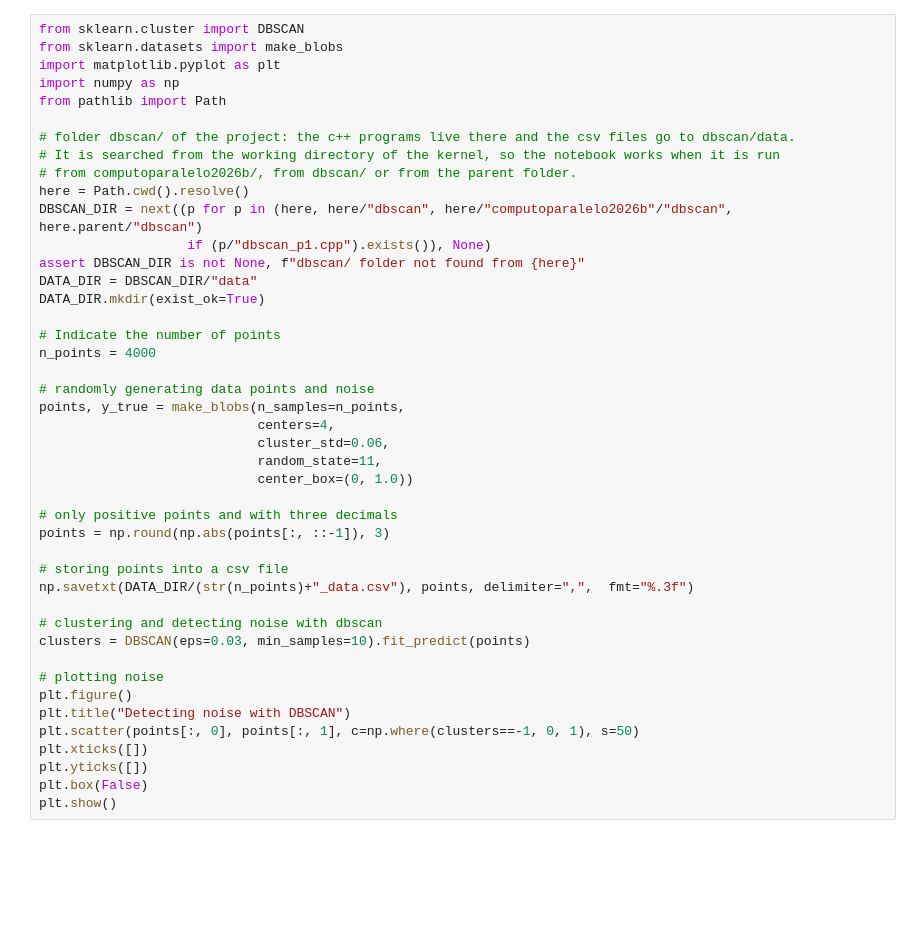
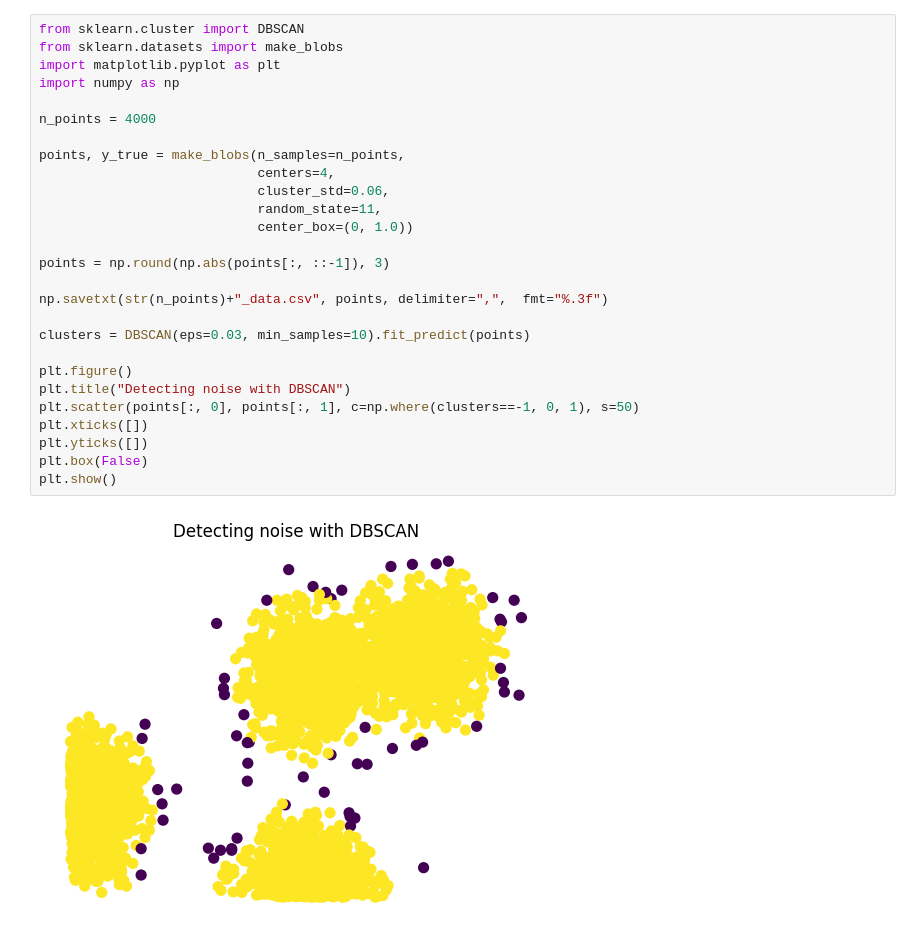
Before and after one commit to Chiavellini/computoparalelo2026b, a Jupyter notebook: DBSCAN_noise.ipynb, the cells around one changed output. Saved outputs shown, nothing was run; the diff lists cells and outputs as text; blank space fills up the shorter version.

```diff
--- a/DBSCAN_noise.ipynb
+++ b/DBSCAN_noise.ipynb
@@ -1,44 +11,29 @@
 # %%
 from sklearn.cluster import DBSCAN
 from sklearn.datasets import make_blobs
 import matplotlib.pyplot as plt
 import numpy as np
-from pathlib import Path
 
-# folder dbscan/ of the project: the c++ programs live there and the csv files go to dbscan/data.
-# It is searched from the working directory of the kernel, so the notebook works when it is run
-# from computoparalelo2026b/, from dbscan/ or from the parent folder.
-here = Path.cwd().resolve()
-DBSCAN_DIR = next((p for p in (here, here/"dbscan", here/"computoparalelo2026b"/"dbscan", here.parent/"dbscan")
-                   if (p/"dbscan_p1.cpp").exists()), None)
-assert DBSCAN_DIR is not None, f"dbscan/ folder not found from {here}"
-DATA_DIR = DBSCAN_DIR/"data"
-DATA_DIR.mkdir(exist_ok=True)
-
-# Indicate the number of points
 n_points = 4000
 
-# randomly generating data points and noise
 points, y_true = make_blobs(n_samples=n_points,
                             centers=4,
                             cluster_std=0.06,
                             random_state=11,
                             center_box=(0, 1.0))
 
-# only positive points and with three decimals
 points = np.round(np.abs(points[:, ::-1]), 3)
 
-# storing points into a csv file
-np.savetxt(DATA_DIR/(str(n_points)+"_data.csv"), points, delimiter=",",  fmt="%.3f")
+np.savetxt(str(n_points)+"_data.csv", points, delimiter=",",  fmt="%.3f")
 
-# clustering and detecting noise with dbscan
 clusters = DBSCAN(eps=0.03, min_samples=10).fit_predict(points)
 
-# plotting noise
 plt.figure()
 plt.title("Detecting noise with DBSCAN")
 plt.scatter(points[:, 0], points[:, 1], c=np.where(clusters==-1, 0, 1), s=50)
 plt.xticks([])
 plt.yticks([])
 plt.box(False)
 plt.show()
+# %% [output]
+[figure, added]
```
Also changed, not shown: parts of 7 cells of this notebook, 25 other files.
